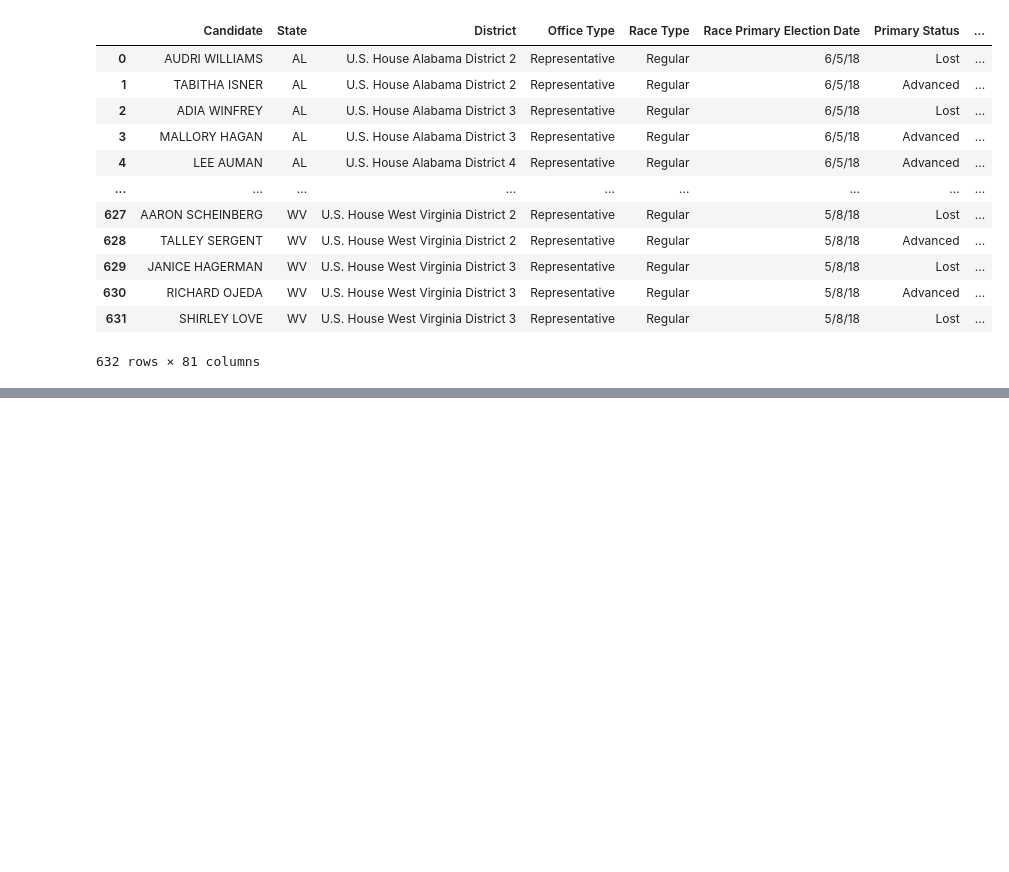
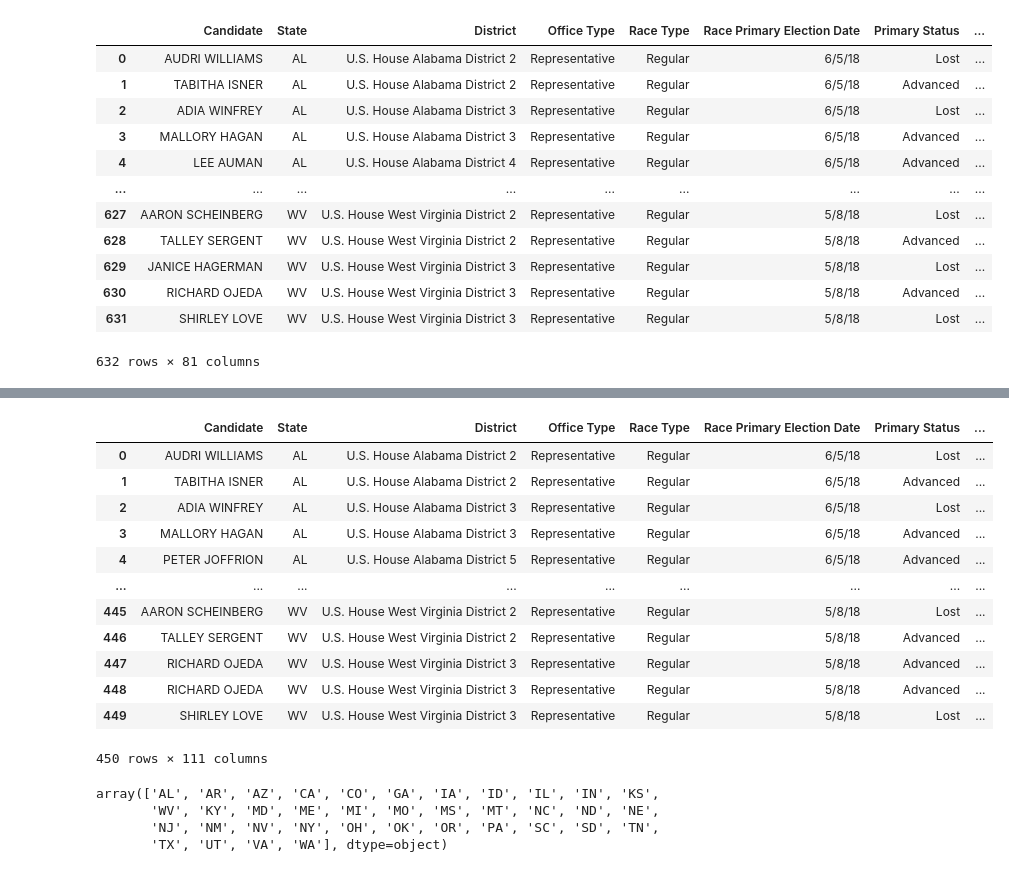
Before and after one commit to tetsu2001/102-project, a Jupyter notebook: carlos/carlos.ipynb, the cells around one changed output, grey strips where cells are left out. Saved outputs shown, nothing was run; the diff lists cells and outputs as text; code cells hidden in the pictures; blank space fills up the shorter version.

```diff
--- a/carlos/carlos.ipynb
+++ b/carlos/carlos.ipynb
@@ -276,0 +350,27 @@ inner_merged_df
+# %%
+merged_final_df = pd.merge(inner_merged_df, fec,
+                           left_on='Candidate',
+                           right_on='CAND_NAME',
+                           how='inner')
+merged_final_df
+# %% [output]
+|  | Candidate | State | District | Office Type | Race Type | Race Primary Election Date | Primary Status | ... |
+| 0 | AUDRI WILLIAMS | AL | U.S. House Alabama District 2 | Representative | Regular | 6/5/18 | Lost | ... |
+| 1 | TABITHA ISNER | AL | U.S. House Alabama District 2 | Representative | Regular | 6/5/18 | Advanced | ... |
+| 2 | ADIA WINFREY | AL | U.S. House Alabama District 3 | Representative | Regular | 6/5/18 | Lost | ... |
+| 3 | MALLORY HAGAN | AL | U.S. House Alabama District 3 | Representative | Regular | 6/5/18 | Advanced | ... |
+| 4 | PETER JOFFRION | AL | U.S. House Alabama District 5 | Representative | Regular | 6/5/18 | Advanced | ... |
+| ... | ... | ... | ... | ... | ... | ... | ... | ... |
+| 445 | AARON SCHEINBERG | WV | U.S. House West Virginia District 2 | Representative | Regular | 5/8/18 | Lost | ... |
+| 446 | TALLEY SERGENT | WV | U.S. House West Virginia District 2 | Representative | Regular | 5/8/18 | Advanced | ... |
+| 447 | RICHARD OJEDA | WV | U.S. House West Virginia District 3 | Representative | Regular | 5/8/18 | Advanced | ... |
+| 448 | RICHARD OJEDA | WV | U.S. House West Virginia District 3 | Representative | Regular | 5/8/18 | Advanced | ... |
+| 449 | SHIRLEY LOVE | WV | U.S. House West Virginia District 3 | Representative | Regular | 5/8/18 | Lost | ... |
+450 rows × 111 columns
+# %%
+merged_final_df["State"].unique()
+# %% [output]
+array(['AL', 'AR', 'AZ', 'CA', 'CO', 'GA', 'IA', 'ID', 'IL', 'IN', 'KS',
+       'WV', 'KY', 'MD', 'ME', 'MI', 'MO', 'MS', 'MT', 'NC', 'ND', 'NE',
+       'NJ', 'NM', 'NV', 'NY', 'OH', 'OK', 'OR', 'PA', 'SC', 'SD', 'TN',
+       'TX', 'UT', 'VA', 'WA'], dtype=object)
```
Also changed, not shown: parts of 18 cells of this notebook, 2 other files.
